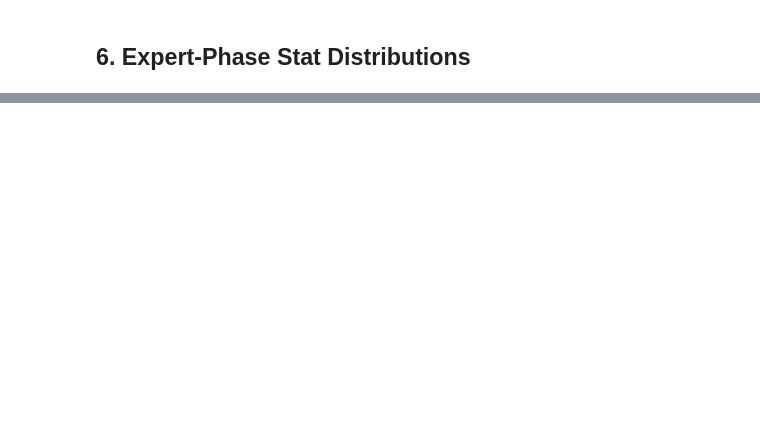
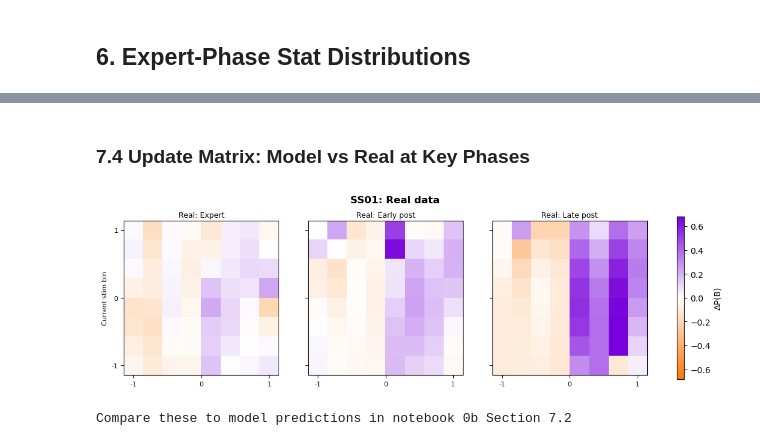
Before and after one commit to serkanshentyurk/sound_categorisation, a Jupyter notebook: Notebooks/1c_model_vs_real.ipynb, the cells around one changed output, grey strips where cells are left out. Saved outputs shown, nothing was run; the diff lists cells and outputs as text; code cells hidden in the pictures; blank space fills up the shorter version.

Commit message:
bugs and new notebooks

```diff
--- a/Notebooks/1c_model_vs_real.ipynb
+++ b/Notebooks/1c_model_vs_real.ipynb
@@ -336,0 +593,32 @@ differences between the models' learning mechanisms and guides model selection.
+# %% [markdown]
+### 7.4 Update Matrix: Model vs Real at Key Phases
+# %%
+if real_shift_data:
+    # Pick one animal for detailed comparison
+    demo_aid = list(real_shift_data.keys())[0]
+    demo = real_shift_data[demo_aid]
+
+    # Real UMs
+    real_phases = {
+        'Real: Expert': compute_update_matrix_from_sessions(
+            demo['baseline'][-5:], method='pool')[0],
+        'Real: Early post': compute_update_matrix_from_sessions(
+            demo['post'][:3], method='pool')[0],
+    }
+    if len(demo['post']) > 5:
+        real_phases['Real: Late post'] = compute_update_matrix_from_sessions(
+            demo['post'][-3:], method='pool')[0]
+
+    fig, axes = plot_phase_update_matrices(
+        real_phases, suptitle=f'{demo_aid}: Real data',
+    )
+    plt.show()
+
+    # TODO: when model-simulated UMs per phase are available from 0b,
+    # add side-by-side: Real vs BE-predicted vs SC-predicted at each phase.
+    print(f'Compare these to model predictions in notebook 0b Section 7.2')
+else:
+    print('No real shift data — showing model predictions only')
+# %% [output]
+[figure, added]
+Compare these to model predictions in notebook 0b Section 7.2
```
Also changed, not shown: parts of 17 cells of this notebook, 23 other files.
